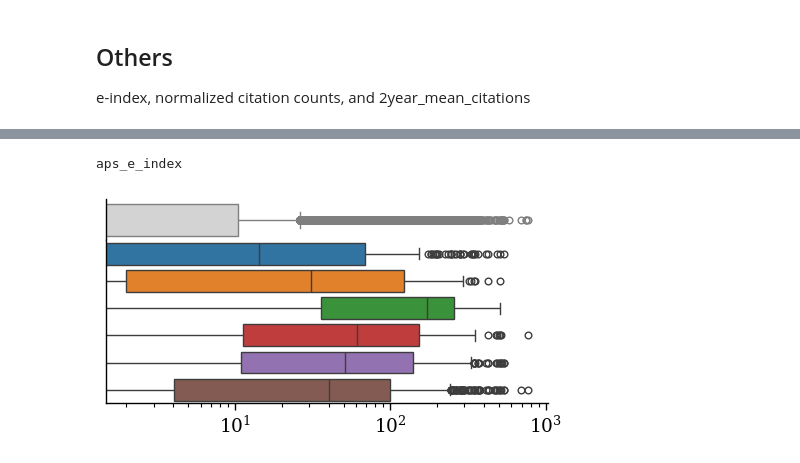
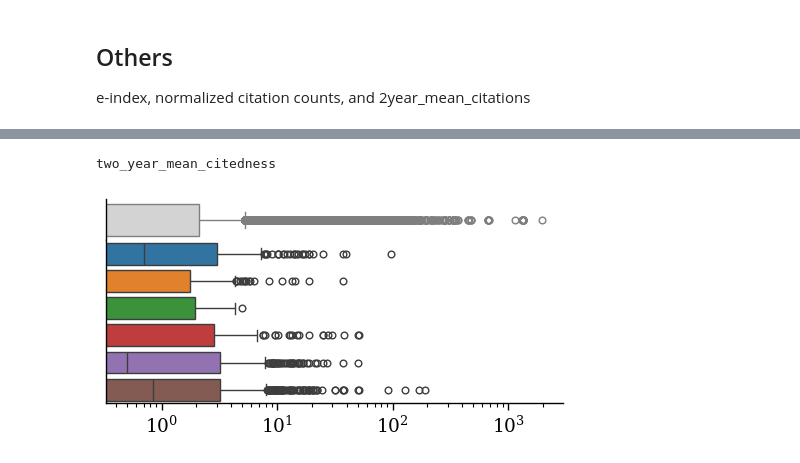
Before and after one commit to CSHVienna/LLMScholarBench, a Jupyter notebook: Auditor/notebooks/5_prestige.ipynb, the cells around one changed output, grey strips where cells are left out. Drawn from its saved outputs; the diff is of its cells as text; code cells hidden in the pictures.

```diff
--- a/Auditor/notebooks/5_prestige.ipynb
+++ b/Auditor/notebooks/5_prestige.ipynb
@@ -41,0 +33,5 @@ df_all_authors_demographics.shape
+# %%
+df_all_authors_stats = io.read_file_from_tar_gz_as_dataframe(APS_OA_DATA_TAR_GZ, constants.APS_OA_AUTHORS_STATS_FN)
+df_all_authors_stats.rename(columns={'id_author':'id_author_oa'}, inplace=True)
+df_all_authors_stats = df_all_authors_stats.merge(df_aps_stats, on='id_author_oa', how='left')
+df_all_authors_stats.shape
@@ -42,8 +40,8 @@ df_all_authors_demographics.shape
 # %%
 df_llm_authors = io.pd.concat([io.read_csv(io.path_join(FACTUALITY_PATH, f"{model}_author.csv"), index_col=0) for model in constants.LLMS], ignore_index=True)
 df_llm_real_authors = df_llm_authors.copy()
+df_llm_real_authors = df_llm_real_authors[['id_author_oa','clean_name','model','task_name','task_param','date','time']].merge(df_all_authors_stats, on='id_author_oa', how='left')
 df_llm_real_authors.dropna(subset=['id_author_oa'], inplace=True)
 df_llm_real_authors['task_name'] = io.pd.Categorical(df_llm_real_authors['task_name'], categories=constants.EXPERIMENT_TASKS, ordered=True)
-df_llm_real_authors = df_llm_real_authors.merge(df_aps_stats, left_on='id_author_oa', right_on='openalex_id', how='left')
 df_llm_real_authors.shape
 # %% [output]
@@ -509,7 +498,7 @@ ___
 # %% [markdown]
 # Rankings
 # %%
-df_ranking_rec_stats = df_llm_real_authors.merge(df_rankings, left_on='id_author_oa', right_on='openalex_id', how='left')
+df_ranking_rec_stats = df_llm_real_authors.copy()
 df_ranking_rec_stats.drop_duplicates(subset=['model','id_author_oa'], inplace=True)
 df_ranking_rec_stats.shape
 # %% [output]
@@ -517,6 +506,6 @@ df_ranking_rec_stats.shape
 # %%
 df_ranking_rec_stats.loc[:,'aps_citations_per_paper_age'] = df_ranking_rec_stats.loc[:,'aps_cited_by_count'] / df_ranking_rec_stats.loc[:,'aps_works_count'] / df_ranking_rec_stats.loc[:,'aps_career_age']
-df_all_authors_demographics.loc[:,'aps_citations_per_paper_age'] = df_all_authors_demographics.loc[:,'aps_cited_by_count'] / df_all_authors_demographics.loc[:,'aps_works_count'] / df_all_authors_demographics.loc[:,'aps_career_age']
+df_all_authors_stats.loc[:,'aps_citations_per_paper_age'] = df_all_authors_stats.loc[:,'aps_cited_by_count'] / df_all_authors_stats.loc[:,'aps_works_count'] / df_all_authors_stats.loc[:,'aps_career_age']
 # %% [markdown]
 ## Works count (number of publications)
 # %%
@@ -620,11 +692,13 @@ e-index, normalized citation counts, and 2year_mean_citations
 # %%
-metric = METRICS_COL[9]
+metric = 'two_year_mean_citedness'
 print(metric)
 fn = io.path_join(PLOTS_PATH, f'popularity_{metric}.pdf')
-vis.plot_error_box_plot_comparison(df_ranking_rec_stats, df_all_authors_demographics,
+vis.plot_error_box_plot_comparison(df_ranking_rec_stats, df_all_authors_stats,
                                    legend=False, yticks=False,
                                    figsize=constants.PLOT_FIGSIZE_NARROW,
-                                   metric=metric, fn=fn)
+                                   metric=metric,
+                                   fn=fn
+                                )
 # %% [output]
-aps_e_index
+two_year_mean_citedness
-[figure, old version]
+[figure, new version]
```
Also changed, not shown: parts of 46 cells of this notebook, 20 other files.
